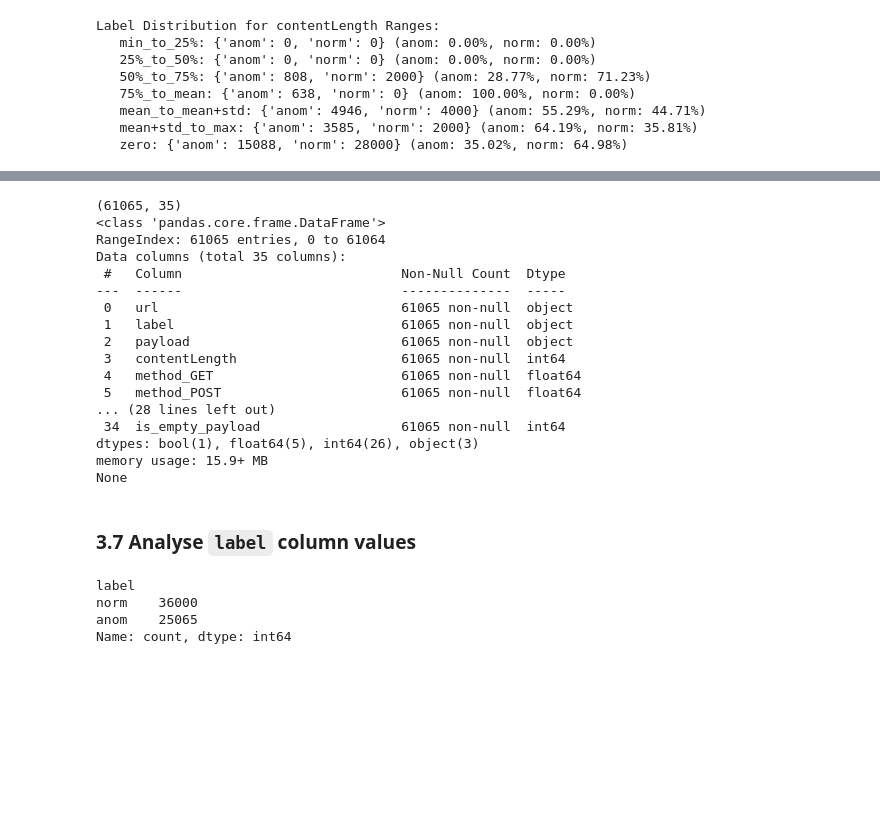
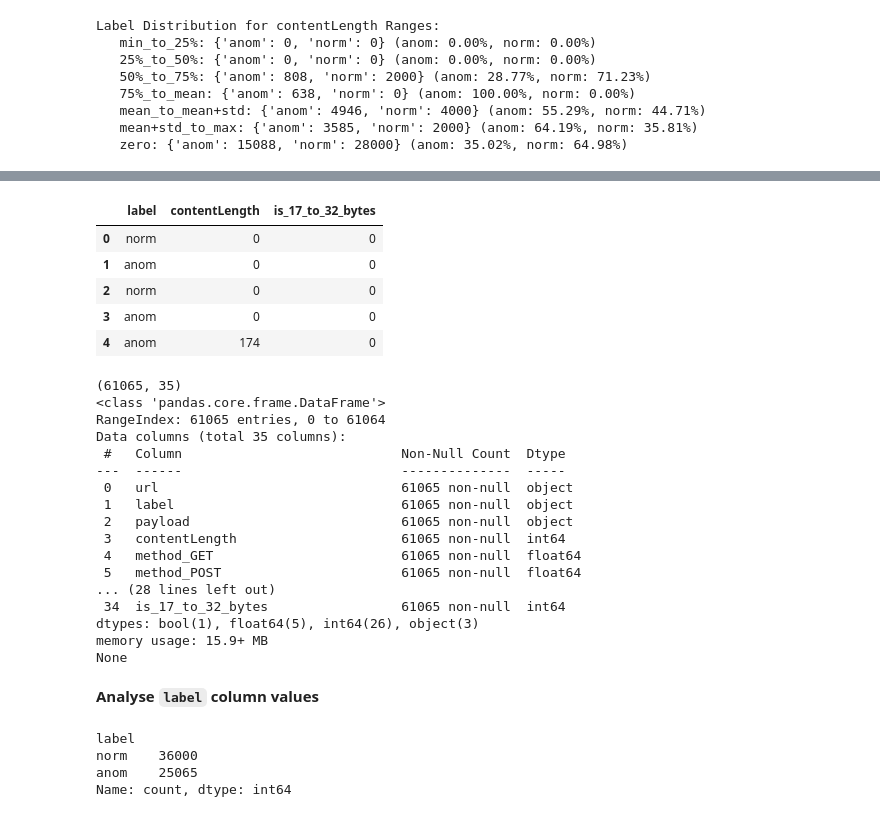
Before and after one commit to arkb2023/mlhttp, a Jupyter notebook: notebooks/featurise.ipynb, the cells around one changed output, grey strips where cells are left out. Drawn from its saved outputs; the diff is of its cells as text; code cells hidden in the pictures; blank space fills up the shorter version.

```diff
--- a/notebooks/featurise.ipynb
+++ b/notebooks/featurise.ipynb
@@ -931,5 +894,3 @@ df_featurised.head(5)
 # %%
-print(f"Unique values: {df_featurised['contentLength'].nunique()}")
-df_featurised["contentLength"] = df_featurised["contentLength"].fillna(0).astype(int)
 df_featurised['contentLength'].describe()
 # %% [output]
@@ -1081,3 +1032,13 @@ df_featurised.head()
+# %%
+# Verify the new features
+df_featurised[["label", "contentLength", "is_17_to_32_bytes"]].head()
+# %% [output]
+|  | label | contentLength | is_17_to_32_bytes |
+| 0 | norm | 0 | 0 |
+| 1 | anom | 0 | 0 |
+| 2 | norm | 0 | 0 |
+| 3 | anom | 0 | 0 |
+| 4 | anom | 174 | 0 |
 # %%
 print(df_featurised.shape)
 print(df_featurised.info())
@@ -1095,12 +1056,12 @@ Data columns (total 35 columns):
  4   method_GET                        61065 non-null  float64
  5   method_POST                       61065 non-null  float64
 ... (28 lines left out)
- 34  is_empty_payload                  61065 non-null  int64
+ 34  is_17_to_32_bytes                 61065 non-null  int64
 dtypes: bool(1), float64(5), int64(26), object(3)
 memory usage: 15.9+ MB
 None
 # %% [markdown]
-### 3.7 Analyse `label` column values
+**Analyse `label` column values**
 # %%
 df_featurised['label'].value_counts()
 # %% [output]
```
Also changed, not shown: parts of 37 cells of this notebook, 7 other files.
